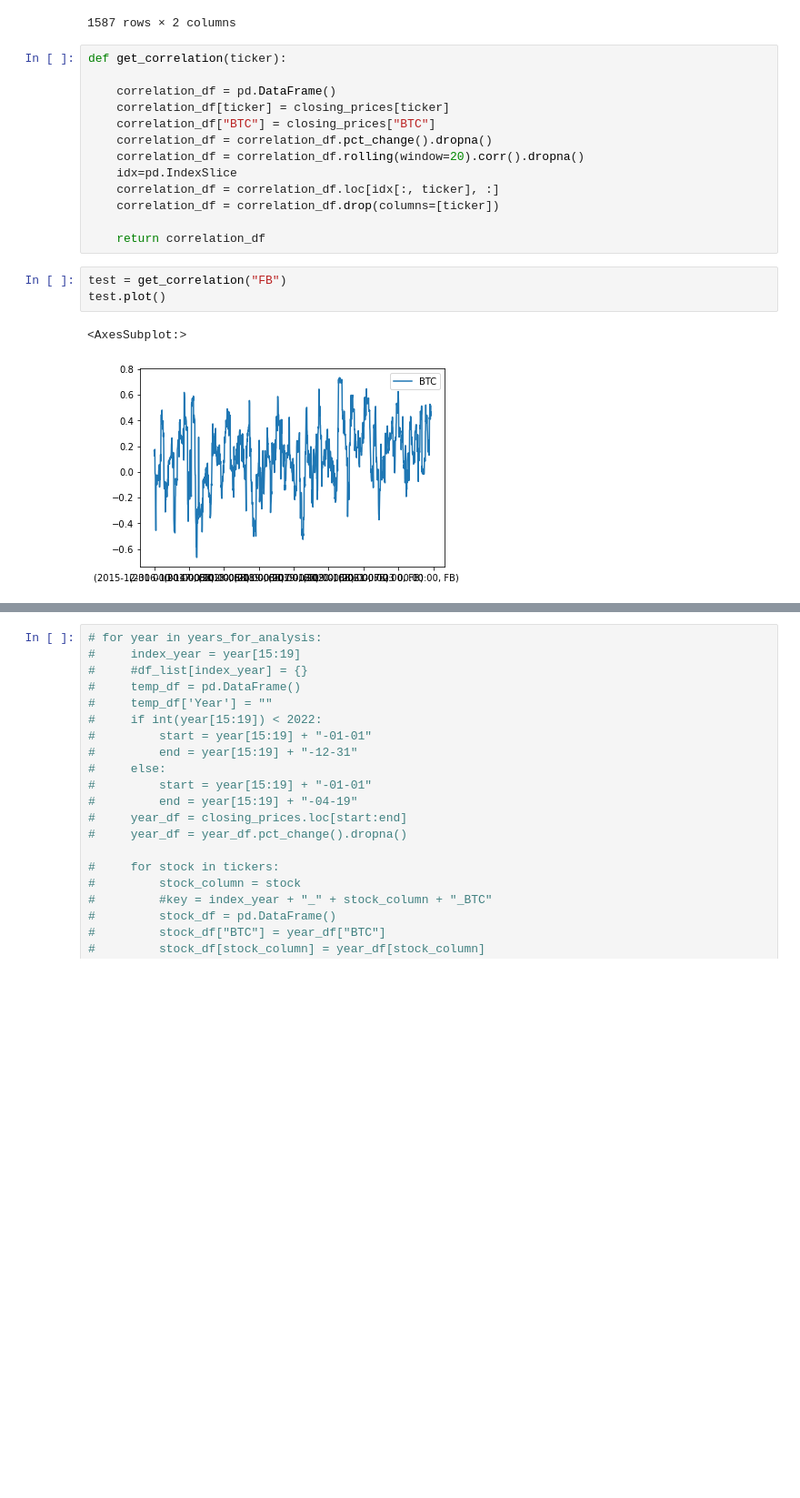
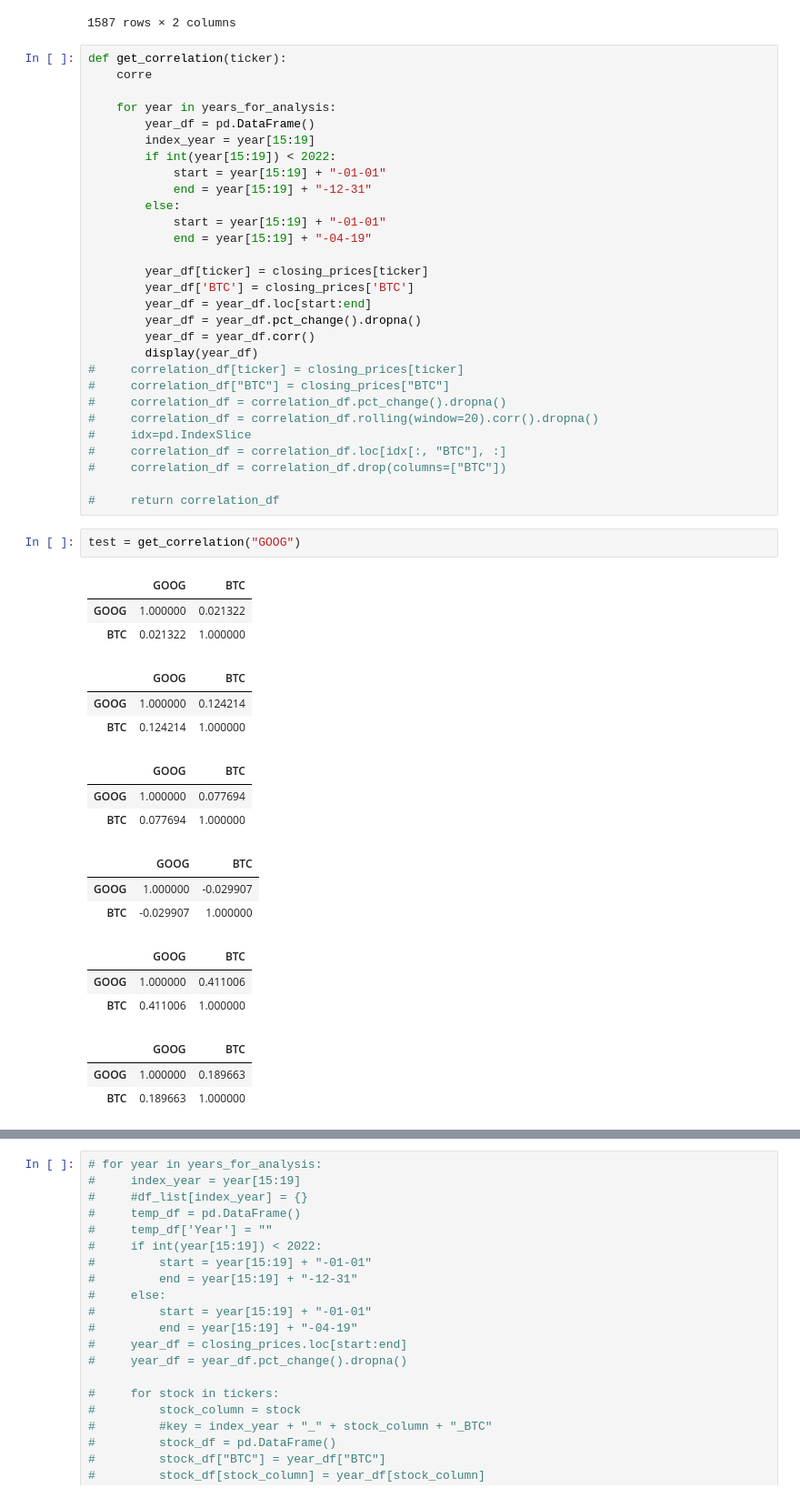
Before and after one commit to mathias1020/BTC_Correlation_Analysis, a Jupyter notebook: Correlation_Analysis.ipynb, the cells around one changed output, grey strips where cells are left out. Shown: that part at 91% size. Cells and saved outputs as stored; diff of their text form; blank space fills up the shorter version.

Commit message:
Refactor correlation function

```diff
--- a/Correlation_Analysis.ipynb
+++ b/Correlation_Analysis.ipynb
@@ -150,20 +150,51 @@ aapl_corr.loc[idx[:, "AAPL"], :]
 1587 rows × 2 columns
 # %%
 def get_correlation(ticker):
+    corre
 
-    correlation_df = pd.DataFrame()
-    correlation_df[ticker] = closing_prices[ticker]
-    correlation_df["BTC"] = closing_prices["BTC"]
-    correlation_df = correlation_df.pct_change().dropna()
-    correlation_df = correlation_df.rolling(window=20).corr().dropna()
-    idx=pd.IndexSlice
-    correlation_df = correlation_df.loc[idx[:, ticker], :]
-    correlation_df = correlation_df.drop(columns=[ticker])
+    for year in years_for_analysis:
+        year_df = pd.DataFrame()
+        index_year = year[15:19]
+        if int(year[15:19]) < 2022:
+            start = year[15:19] + "-01-01"
+            end = year[15:19] + "-12-31"
+        else:
+            start = year[15:19] + "-01-01"
+            end = year[15:19] + "-04-19"
 
-    return correlation_df
+        year_df[ticker] = closing_prices[ticker]
+        year_df['BTC'] = closing_prices['BTC']
+        year_df = year_df.loc[start:end]
+        year_df = year_df.pct_change().dropna()
+        year_df = year_df.corr()
+        display(year_df)
+#     correlation_df[ticker] = closing_prices[ticker]
+#     correlation_df["BTC"] = closing_prices["BTC"]
+#     correlation_df = correlation_df.pct_change().dropna()
+#     correlation_df = correlation_df.rolling(window=20).corr().dropna()
+#     idx=pd.IndexSlice
+#     correlation_df = correlation_df.loc[idx[:, "BTC"], :]
+#     correlation_df = correlation_df.drop(columns=["BTC"])
+
+#     return correlation_df
 # %%
-test = get_correlation("FB")
-test.plot()
+test = get_correlation("GOOG")
 # %% [output]
-<AxesSubplot:>
-[figure, removed]
+|  | GOOG | BTC |
+| GOOG | 1.000000 | 0.021322 |
+| BTC | 0.021322 | 1.000000 |
+|  | GOOG | BTC |
+| GOOG | 1.000000 | 0.124214 |
+| BTC | 0.124214 | 1.000000 |
+|  | GOOG | BTC |
+| GOOG | 1.000000 | 0.077694 |
+| BTC | 0.077694 | 1.000000 |
+|  | GOOG | BTC |
+| GOOG | 1.000000 | -0.029907 |
+| BTC | -0.029907 | 1.000000 |
+|  | GOOG | BTC |
+| GOOG | 1.000000 | 0.411006 |
+| BTC | 0.411006 | 1.000000 |
+|  | GOOG | BTC |
+| GOOG | 1.000000 | 0.189663 |
+| BTC | 0.189663 | 1.000000 |
```
Also changed, not shown: parts of 2 cells of this notebook.
